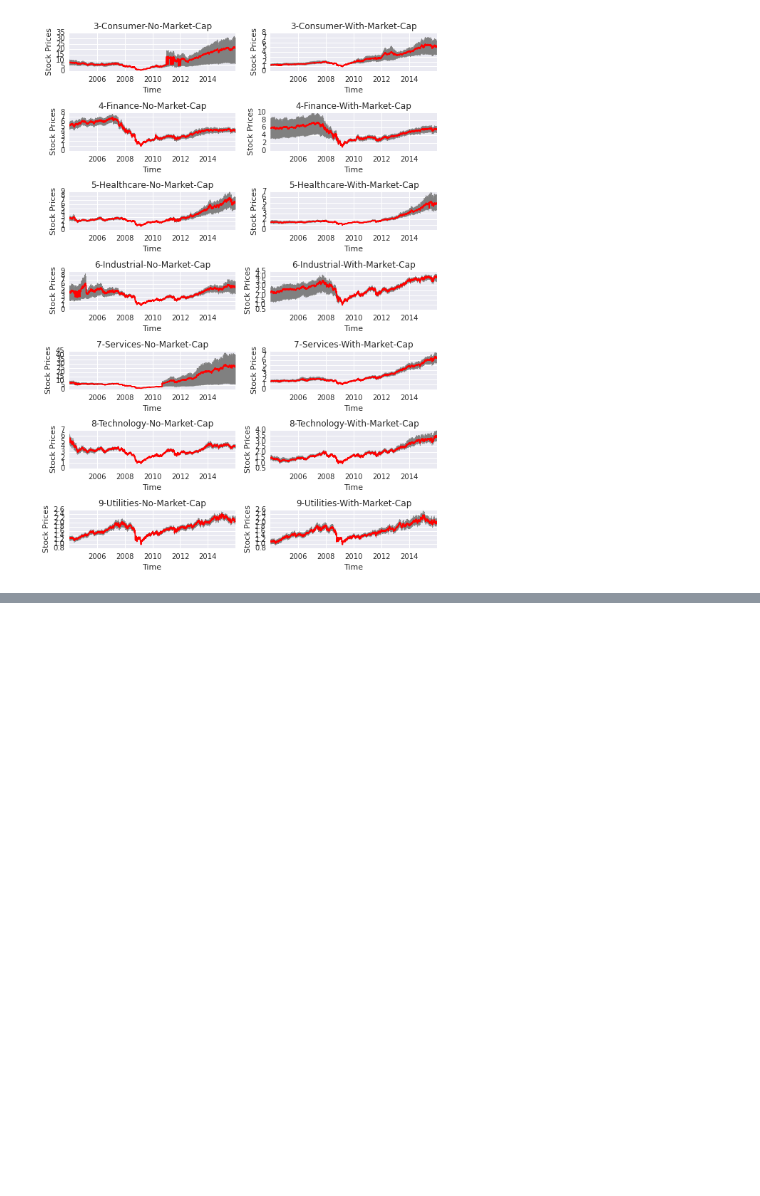
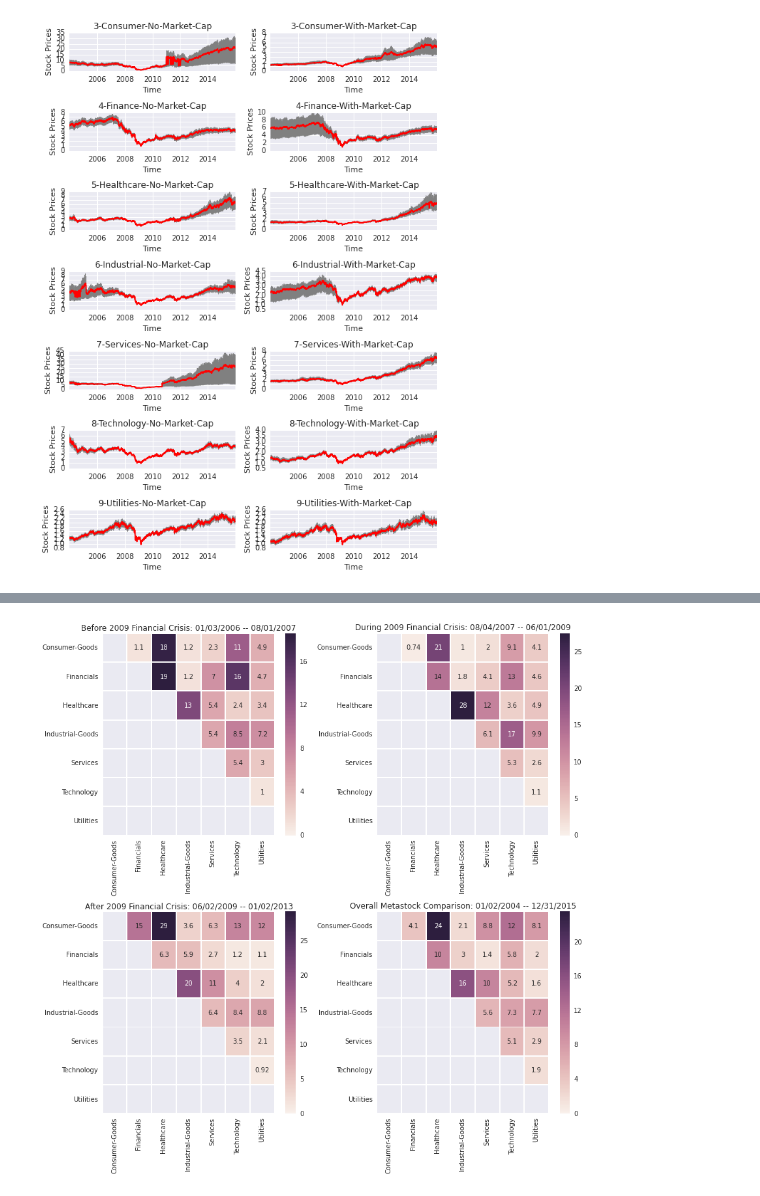
Before and after one commit to bdo311/metastocks, a Jupyter notebook: src/Untitled1.ipynb, the cells around one changed output, grey strips where cells are left out. Drawn from its saved outputs; the diff is of its cells as text; code cells hidden in the pictures; blank space fills up the shorter version.

```diff
--- a/src/Untitled1.ipynb
+++ b/src/Untitled1.ipynb
@@ -251,3 +283,56 @@ Mann-Whitney U Test Statistic: Technology vs Utilities
+# %%
+# Sector Comparison Before 2009 Financial Crisis
+before_crisis_comp = sectorComparison(SECTOR_TABLES, SECTOR_NAMES, "2006-01-03", "2007-08-01")
+# %%
+# Sector Comparison During 2009 Financial Crisis
+during_crisis_comp = sectorComparison(SECTOR_TABLES, SECTOR_NAMES, "2007-08-04", "2009-06-01")
+# %%
+# Sector Comparison After 2009 Financial Crisis
+after_crisis_comp = sectorComparison(SECTOR_TABLES, SECTOR_NAMES, "2009-06-02", "2013-01-02")
+# %%
+# Sector Comparison Overall
+tot_comp = sectorComparison(SECTOR_TABLES, SECTOR_NAMES,"2004-01-02", "2015-12-31")
+# %%
+# Before 2009 Crisis Heatmap
+fig2 = PdfPages('../results/figures/Sector_Comparison_Before_During_After_2009_Financial_Crisis.pdf')
+plt.figure(figsize=[12,12])
+plt.subplot(2,2,1)
+mask = np.zeros_like(before_crisis_comp)
+mask[np.tril_indices_from(mask)] = True
+ax = sns.heatmap(before_crisis_comp, mask=mask, annot=True, linewidths=0.5,
+                 xticklabels=SECTOR_NAMES, yticklabels=SECTOR_NAMES)
+ax.set_title("Before 2009 Financial Crisis: 01/03/2006 -- 08/01/2007")
+
+# During 2009 Crisis Heatmap
+plt.subplot(2,2,2)
+mask = np.zeros_like(during_crisis_comp)
+mask[np.tril_indices_from(mask)] = True
+ax = sns.heatmap(during_crisis_comp, mask=mask, annot=True, linewidths=0.5,
+                 xticklabels=SECTOR_NAMES, yticklabels=SECTOR_NAMES)
+ax.set_title("During 2009 Financial Crisis: 08/04/2007 -- 06/01/2009")
+
+# After 2009 Crisis Heatmap
+plt.subplot(2,2,3)
+mask = np.zeros_like(after_crisis_comp)
+mask[np.tril_indices_from(mask)] = True
+ax = sns.heatmap(after_crisis_comp, mask=mask, annot=True, linewidths= 0.5,
+                 xticklabels=SECTOR_NAMES, yticklabels=SECTOR_NAMES)
+ax.set_title("After 2009 Financial Crisis: 06/02/2009 -- 01/02/2013")
+
+
+# Total Stock Sector Comparison
+plt.subplot(2,2,4)
+mask = np.zeros_like(tot_comp)
+mask[np.tril_indices_from(mask)] = True
+ax = sns.heatmap(tot_comp, mask=mask, annot=True, linewidths=0.5,
+                 xticklabels=SECTOR_NAMES, yticklabels=SECTOR_NAMES)
+ax.set_title("Overall Metastock Comparison: 01/02/2004 -- 12/31/2015")
+
+plt.tight_layout()
+plt.savefig(fig2, format="pdf")
+fig2.close()
+# %% [output]
+[figure, added]
 # %%
 # Part 3: Portfolio Comparisons
 # Research and find what where the most commonly bought combinations of stock portfolio.
```
Also changed, not shown: parts of 10 cells of this notebook, 7 other files.
